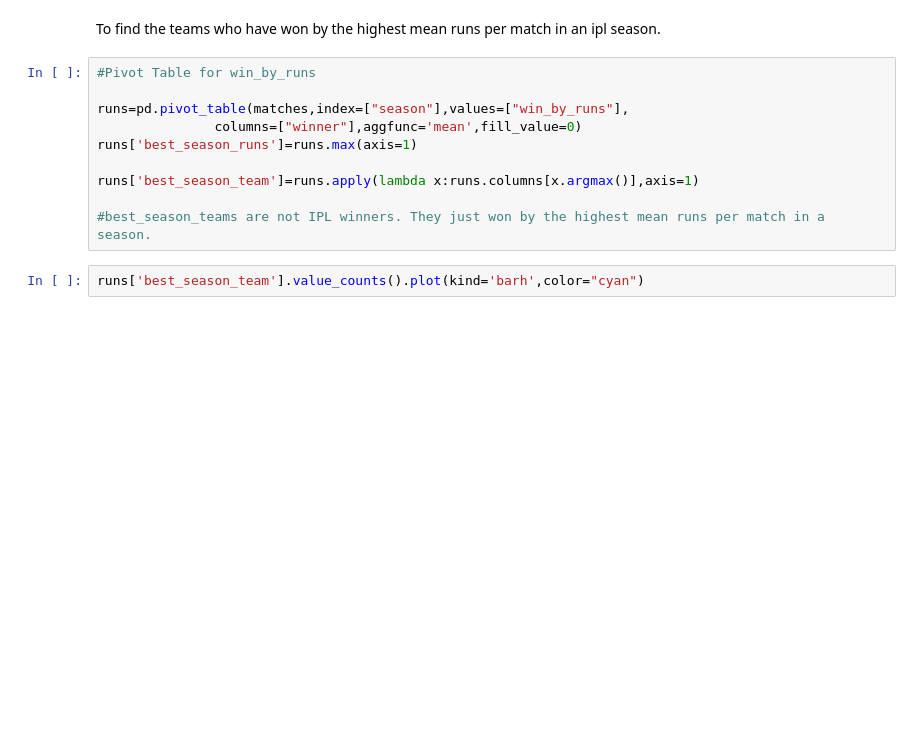
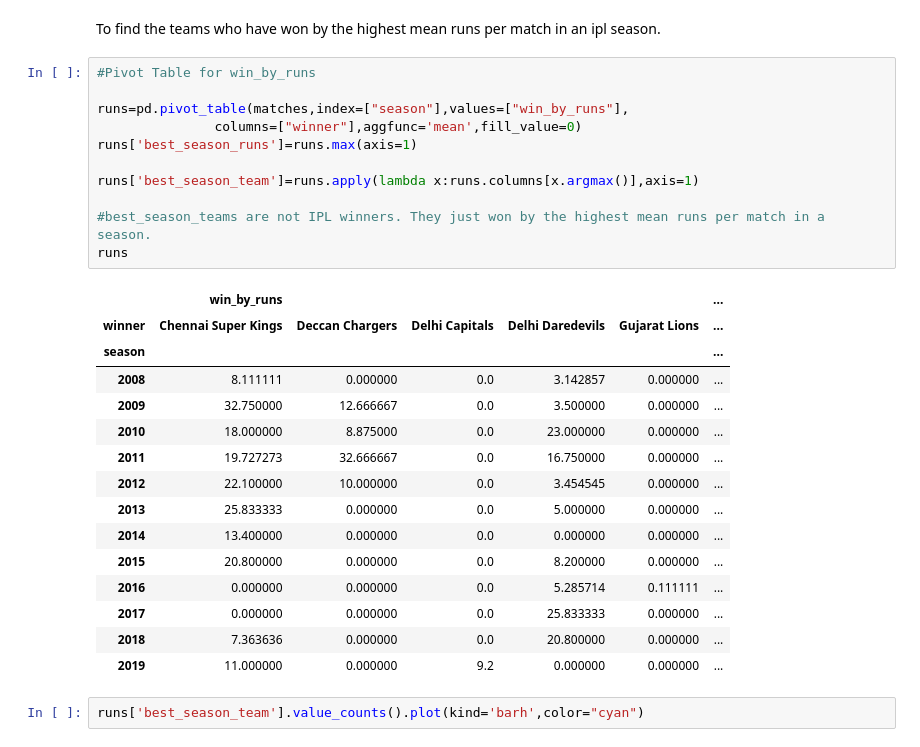
Before and after one commit to Shramana27/Data-Science-and-Business-Analytics-Intern-Sparks-Foundation, a Jupyter notebook: Exploratory Data Analysis_Sports.ipynb, the cells around one changed output. Cells and saved outputs as stored; diff of their text form; blank space fills up the shorter version.

```diff
--- a/Exploratory Data Analysis_Sports.ipynb
+++ b/Exploratory Data Analysis_Sports.ipynb
@@ -236,13 +236,30 @@ To find the teams who have won by the highest mean runs per match in an ipl seas
 # %%
 #Pivot Table for win_by_runs
 
 runs=pd.pivot_table(matches,index=["season"],values=["win_by_runs"],
                columns=["winner"],aggfunc='mean',fill_value=0)
 runs['best_season_runs']=runs.max(axis=1)
 
 runs['best_season_team']=runs.apply(lambda x:runs.columns[x.argmax()],axis=1)
 
 #best_season_teams are not IPL winners. They just won by the highest mean runs per match in a season.
+runs
+# %% [output]
+|  | win_by_runs |  |  |  |  | ... |
+| winner | Chennai Super Kings | Deccan Chargers | Delhi Capitals | Delhi Daredevils | Gujarat Lions | ... |
+| season |  |  |  |  |  | ... |
+| 2008 | 8.111111 | 0.000000 | 0.0 | 3.142857 | 0.000000 | ... |
+| 2009 | 32.750000 | 12.666667 | 0.0 | 3.500000 | 0.000000 | ... |
+| 2010 | 18.000000 | 8.875000 | 0.0 | 23.000000 | 0.000000 | ... |
+| 2011 | 19.727273 | 32.666667 | 0.0 | 16.750000 | 0.000000 | ... |
+| 2012 | 22.100000 | 10.000000 | 0.0 | 3.454545 | 0.000000 | ... |
+| 2013 | 25.833333 | 0.000000 | 0.0 | 5.000000 | 0.000000 | ... |
+| 2014 | 13.400000 | 0.000000 | 0.0 | 0.000000 | 0.000000 | ... |
+| 2015 | 20.800000 | 0.000000 | 0.0 | 8.200000 | 0.000000 | ... |
+| 2016 | 0.000000 | 0.000000 | 0.0 | 5.285714 | 0.111111 | ... |
+| 2017 | 0.000000 | 0.000000 | 0.0 | 25.833333 | 0.000000 | ... |
+| 2018 | 7.363636 | 0.000000 | 0.0 | 20.800000 | 0.000000 | ... |
+| 2019 | 11.000000 | 0.000000 | 9.2 | 0.000000 | 0.000000 | ... |
 # %%
 runs['best_season_team'].value_counts().plot(kind='barh',color="cyan")
 # %% [output]
```
Also changed, not shown: parts of 4 cells of this notebook.
